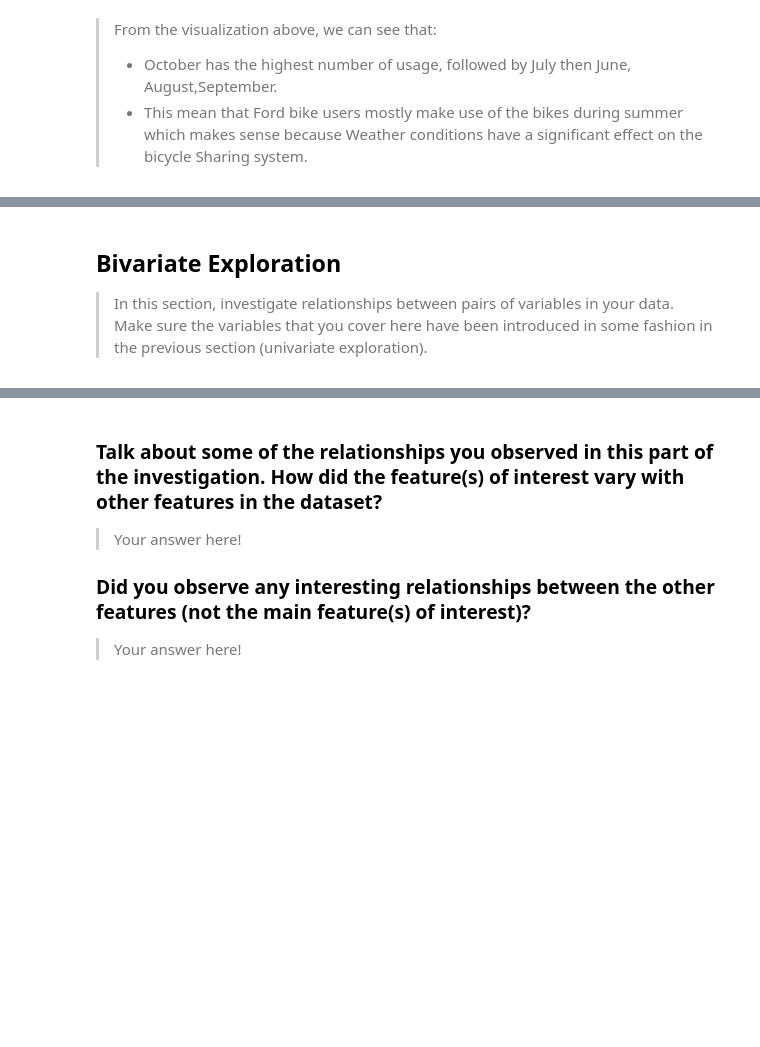
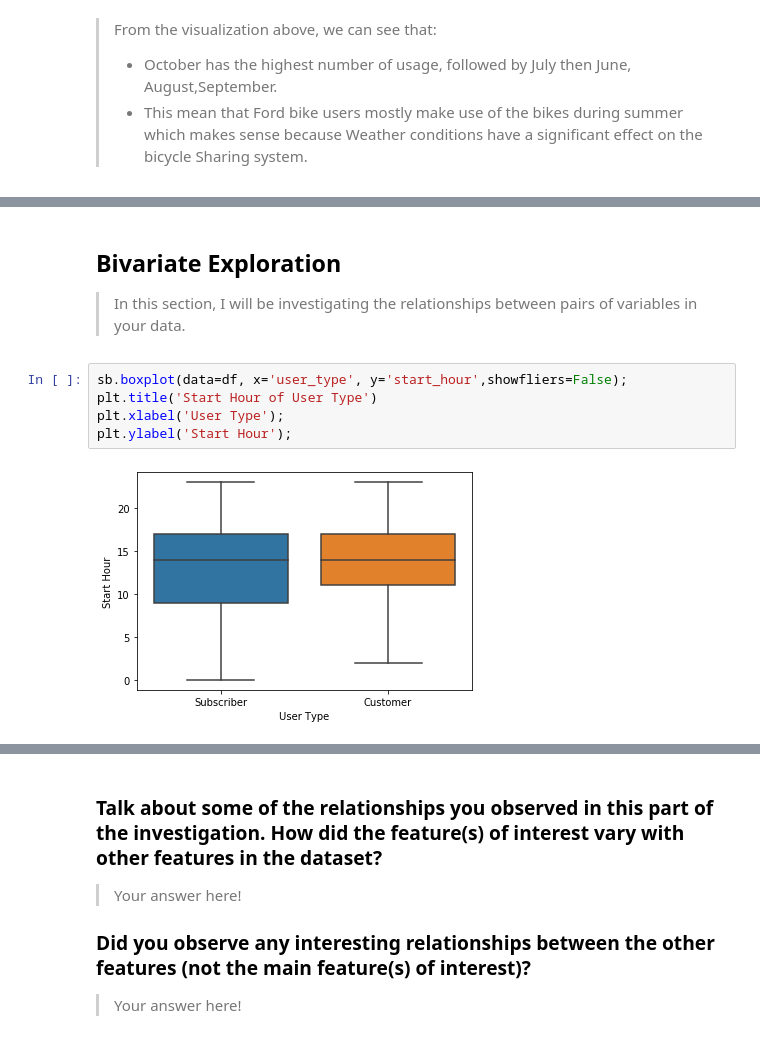
Before and after one commit to bukky24/UdacityCommunicateDataFindings, a Jupyter notebook: exploration_template.ipynb, the cells around one changed output, grey strips where cells are left out. Drawn from its saved outputs; the diff is of its cells as text; blank space fills up the shorter version.

```diff
--- a/exploration_template.ipynb
+++ b/exploration_template.ipynb
@@ -297,6 +363,12 @@ you plan on investigating next.
 # %% [markdown]
 ## Bivariate Exploration
 
-> In this section, investigate relationships between pairs of variables in your
-data. Make sure the variables that you cover here have been introduced in some
-fashion in the previous section (univariate exploration).
+> In this section, I will be investigating the relationships between pairs of variables in your
+data.
+# %%
+sb.boxplot(data=df, x='user_type', y='start_hour',showfliers=False);
+plt.title('Start Hour of User Type')
+plt.xlabel('User Type');
+plt.ylabel('Start Hour');
+# %% [output]
+[figure, added]
```
Also changed, not shown: parts of 20 cells of this notebook.
